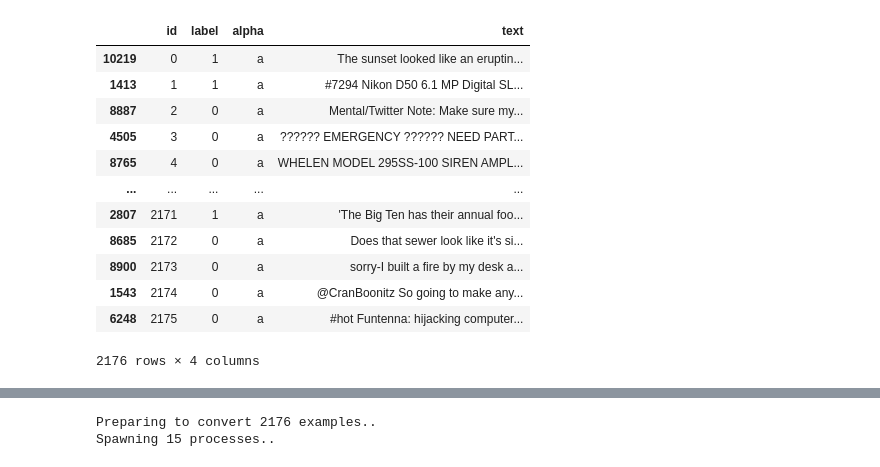
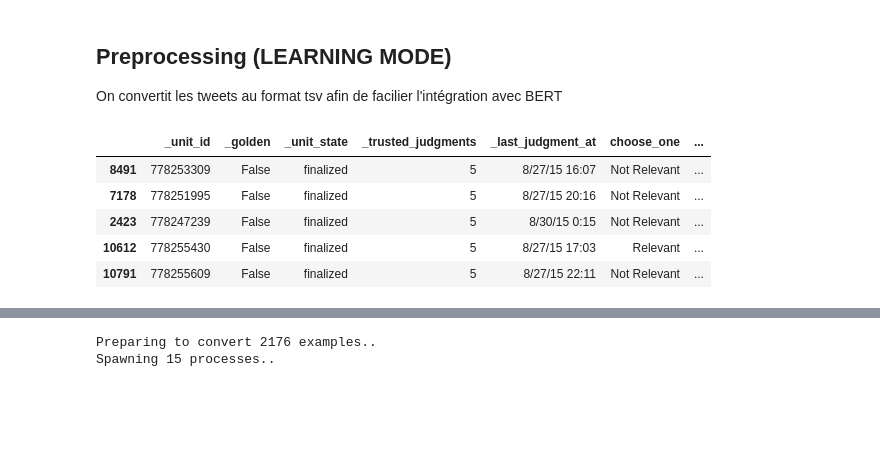
Before and after one commit to Simon-Free/nlp_ensae_2020, a Jupyter notebook: nlp.ipynb, the cells around one changed output, grey strips where cells are left out. Saved outputs shown, nothing was run; the diff lists cells and outputs as text; code cells hidden in the pictures; blank space fills up the shorter version.

Commit message:
BERT completed

```diff
--- a/nlp.ipynb
+++ b/nlp.ipynb
@@ -36,6 +49,10 @@ RANDOM_SEED = 42
 GRADIENT_ACCUMULATION_STEPS = 1
 WARMUP_PROPORTION = 0.1
 OUTPUT_MODE = 'classification'
+# %% [markdown]
+## Preprocessing (LEARNING MODE)
+
+On convertit les tweets au format tsv afin de facilier l'intégration avec BERT
 # %%
 def cleaner(x):
     return x.replace(r'\n', ' ', regex=True)
@@ -56,20 +74,17 @@ X_train, X_test, y_train, y_test = train_test_split(
 X, X.choose_one, test_size=0.2, random_state=42)
 to_tsv(X_train, "train")
 to_tsv(X_test, "dev")
+to_tsv(X, "full")
+pass
-# %% [output]
-|  | id | label | alpha | text |
-| 10219 | 0 | 1 | a | The sunset looked like an eruptin... |
-| 1413 | 1 | 1 | a | #7294 Nikon D50 6.1 MP Digital SL... |
-| 8887 | 2 | 0 | a | Mental/Twitter Note: Make sure my... |
-| 4505 | 3 | 0 | a | ?????? EMERGENCY ?????? NEED PART... |
-| 8765 | 4 | 0 | a | WHELEN MODEL 295SS-100 SIREN AMPL... |
-| ... | ... | ... | ... | ... |
-| 2807 | 2171 | 1 | a | 'The Big Ten has their annual foo... |
-| 8685 | 2172 | 0 | a | Does that sewer look like it's si... |
-| 8900 | 2173 | 0 | a | sorry-I built a fire by my desk a... |
-| 1543 | 2174 | 0 | a | @CranBoonitz So going to make any... |
-| 6248 | 2175 | 0 | a | #hot Funtenna: hijacking computer... |
-2176 rows × 4 columns
+# %%
+X_train.head()
+# %% [output]
+|  | _unit_id | _golden | _unit_state | _trusted_judgments | _last_judgment_at | choose_one | ... |
+| 8491 | 778253309 | False | finalized | 5 | 8/27/15 16:07 | Not Relevant | ... |
+| 7178 | 778251995 | False | finalized | 5 | 8/27/15 20:16 | Not Relevant | ... |
+| 2423 | 778247239 | False | finalized | 5 | 8/30/15 0:15 | Not Relevant | ... |
+| 10612 | 778255430 | False | finalized | 5 | 8/27/15 17:03 | Relevant | ... |
+| 10791 | 778255609 | False | finalized | 5 | 8/27/15 22:11 | Not Relevant | ... |
 # %%
 tokenizer = BertTokenizer.from_pretrained('bert-base-cased', do_lower_case=False)
 processor = BinaryClassificationProcessor()
```
Also changed, not shown: parts of 43 cells of this notebook, 14 other files.
